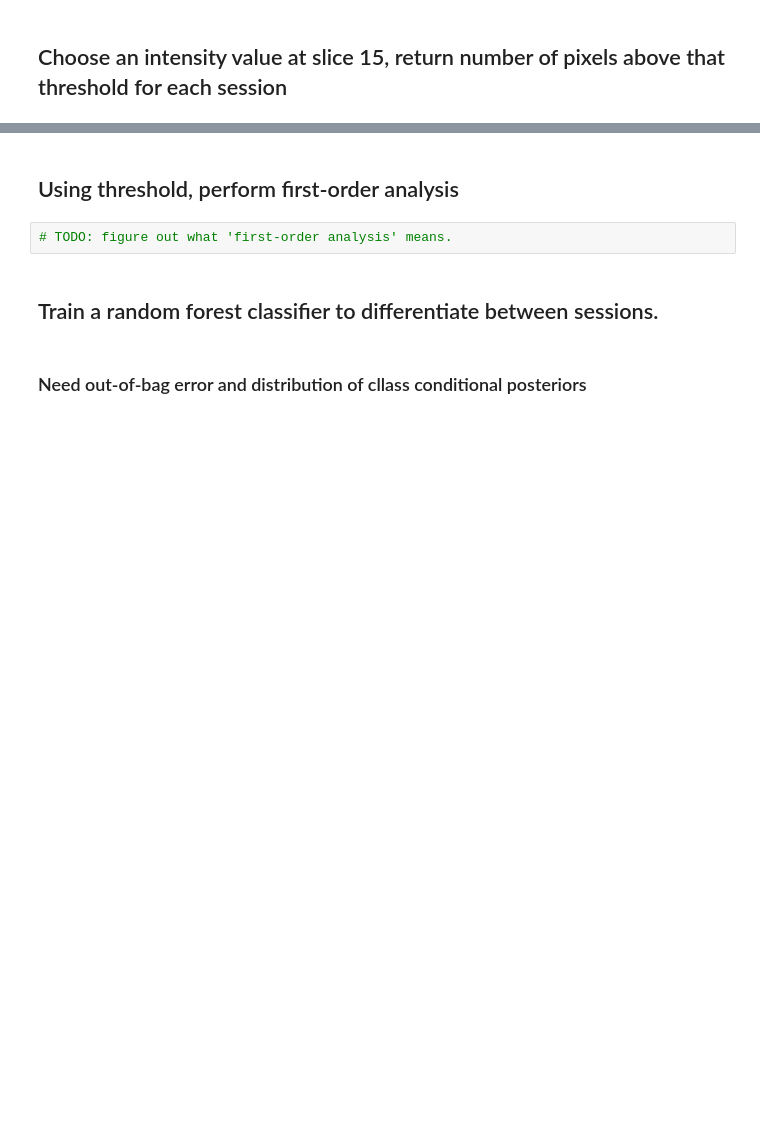
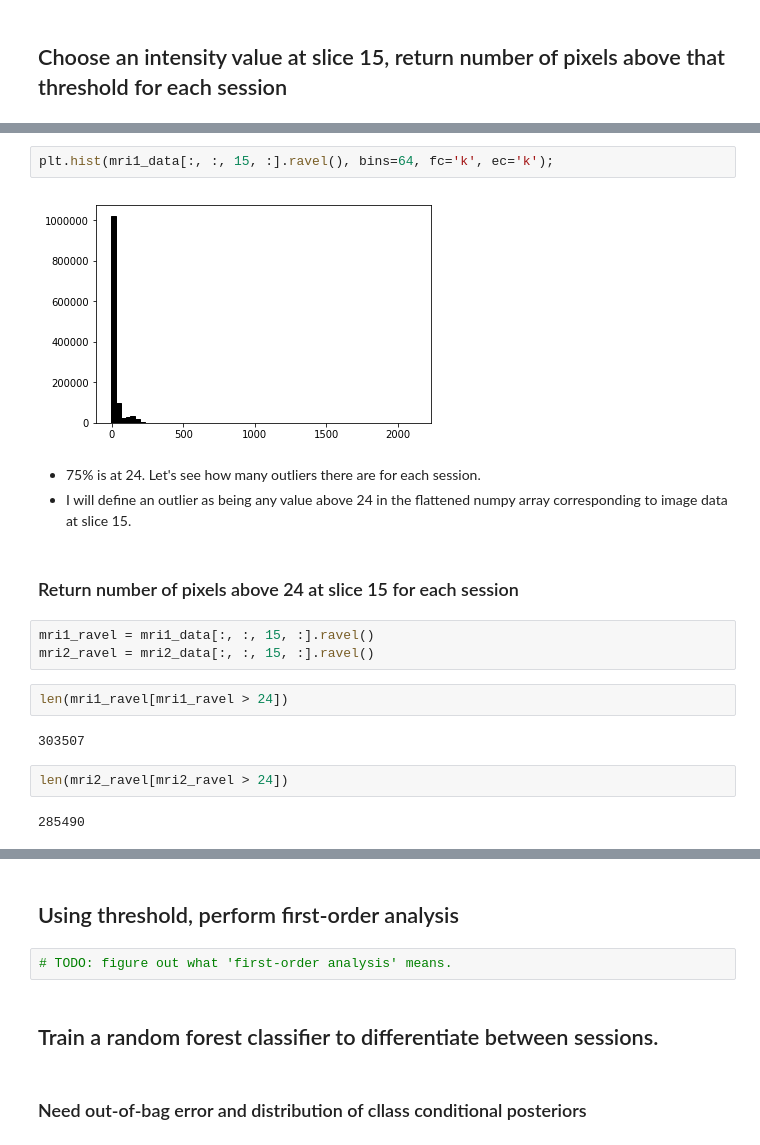
Before and after one commit to loftusa/mri-code-challenge, a Jupyter notebook: Main-analysis.ipynb, the cells around one changed output, grey strips where cells are left out. Cells and saved outputs as stored; diff of their text form; blank space fills up the shorter version.

```diff
--- a/Main-analysis.ipynb
+++ b/Main-analysis.ipynb
@@ -174,0 +185,20 @@ plt.suptitle('z-slices of cerebellum. Rows are subject sessions.');
+# %%
+plt.hist(mri1_data[:, :, 15, :].ravel(), bins=64, fc='k', ec='k');
+# %% [output]
+[figure, added]
+# %% [markdown]
+- 75% is at 24. Let's see how many outliers there are for each session.
+- I will define an outlier as being any value above 24 in the flattened numpy array corresponding to image data at slice 15.
+# %% [markdown]
+### Return number of pixels above 24 at slice 15 for each session
+# %%
+mri1_ravel = mri1_data[:, :, 15, :].ravel()
+mri2_ravel = mri2_data[:, :, 15, :].ravel()
+# %%
+len(mri1_ravel[mri1_ravel > 24])
+# %% [output]
+303507
+# %%
+len(mri2_ravel[mri2_ravel > 24])
+# %% [output]
+285490
```
Also changed, not shown: parts of 5 cells of this notebook.
